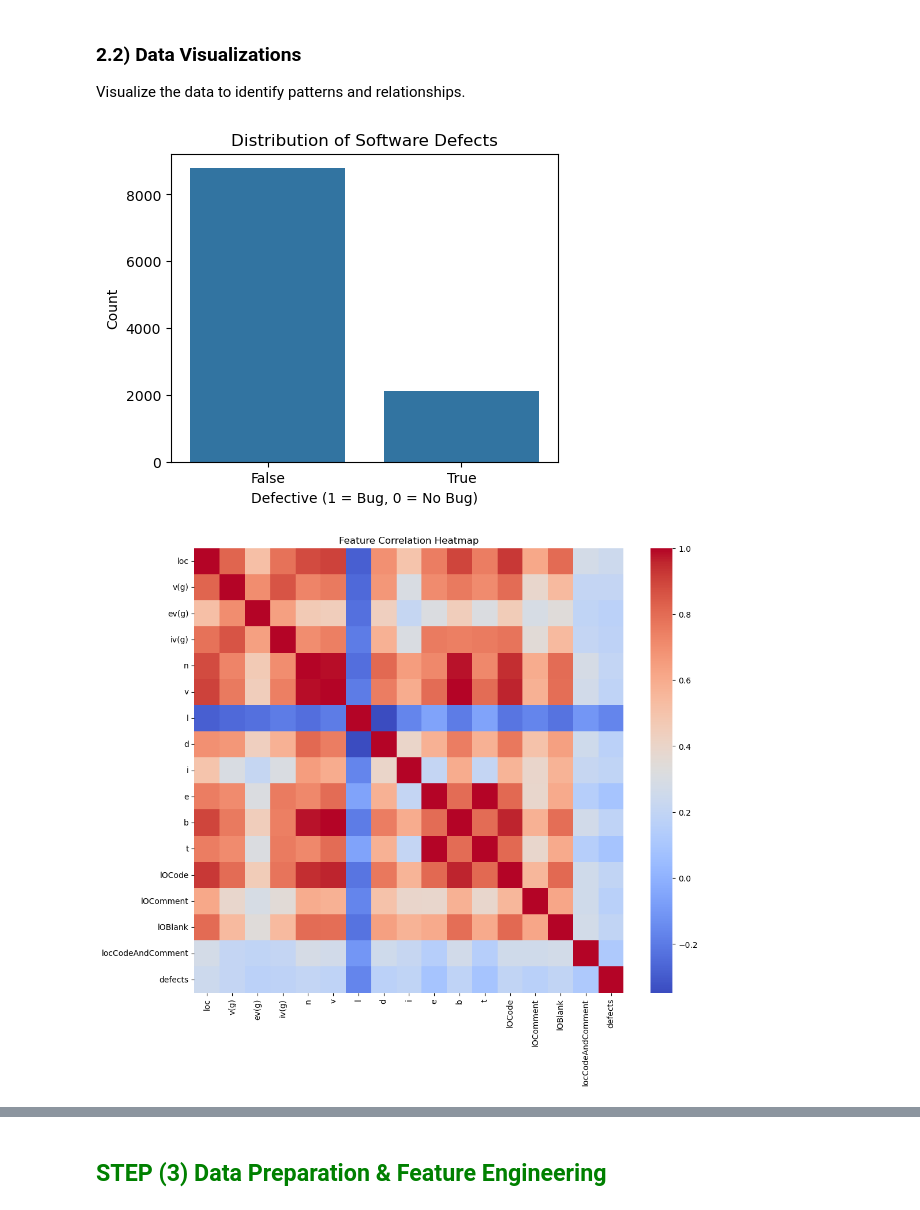
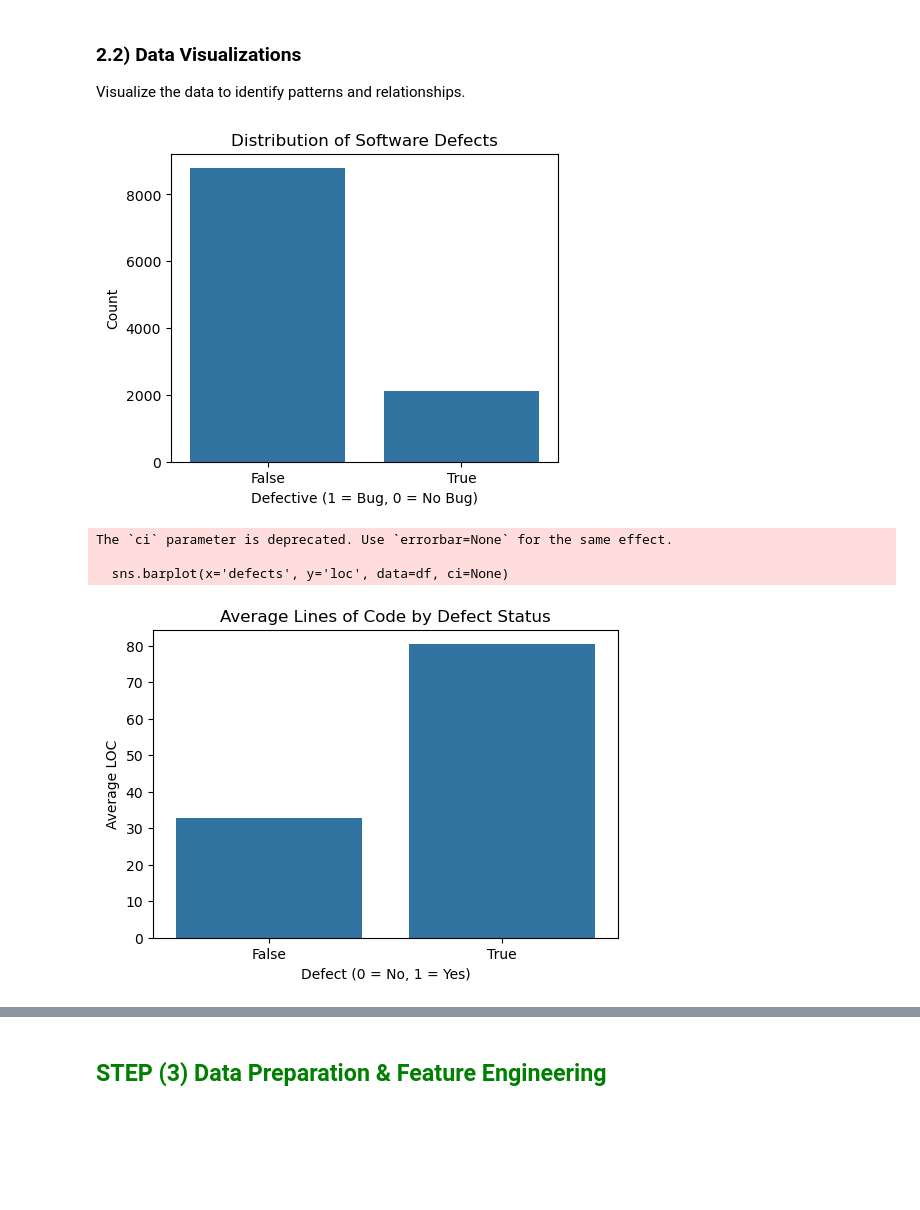
Before and after one commit to alroshdi92/software-defect-prediction-MLproject, a Jupyter notebook: Software Defect Prediction.ipynb, the cells around one changed output, grey strips where cells are left out. Cells and saved outputs as stored; diff of their text form; code cells hidden in the pictures; blank space fills up the shorter version.

```diff
--- a/Software Defect Prediction.ipynb
+++ b/Software Defect Prediction.ipynb
@@ -71,16 +71,21 @@ Visualize the data to identify patterns and relationships.
 # %%
 
 plt.figure(figsize=(5, 4))
 sns.countplot(x='defects', data=df)
 plt.title("Distribution of Software Defects")
 plt.xlabel("Defective (1 = Bug, 0 = No Bug)")
 plt.ylabel("Count")
 plt.show()
 
-plt.figure(figsize=(12, 10))
-sns.heatmap(df.corr(numeric_only=True), cmap='coolwarm', annot=False)
-plt.title("Feature Correlation Heatmap")
+plt.figure(figsize=(6, 4))
+sns.barplot(x='defects', y='loc', data=df, ci=None)
+plt.title('Average Lines of Code by Defect Status')
+plt.xlabel('Defect (0 = No, 1 = Yes)')
+plt.ylabel('Average LOC')
 plt.show()
 # %% [output]
 [figure]
+The `ci` parameter is deprecated. Use `errorbar=None` for the same effect.
+
+  sns.barplot(x='defects', y='loc', data=df, ci=None)
-[figure, old version]
+[figure, new version]
```
Also changed, not shown: parts of 6 cells of this notebook.
